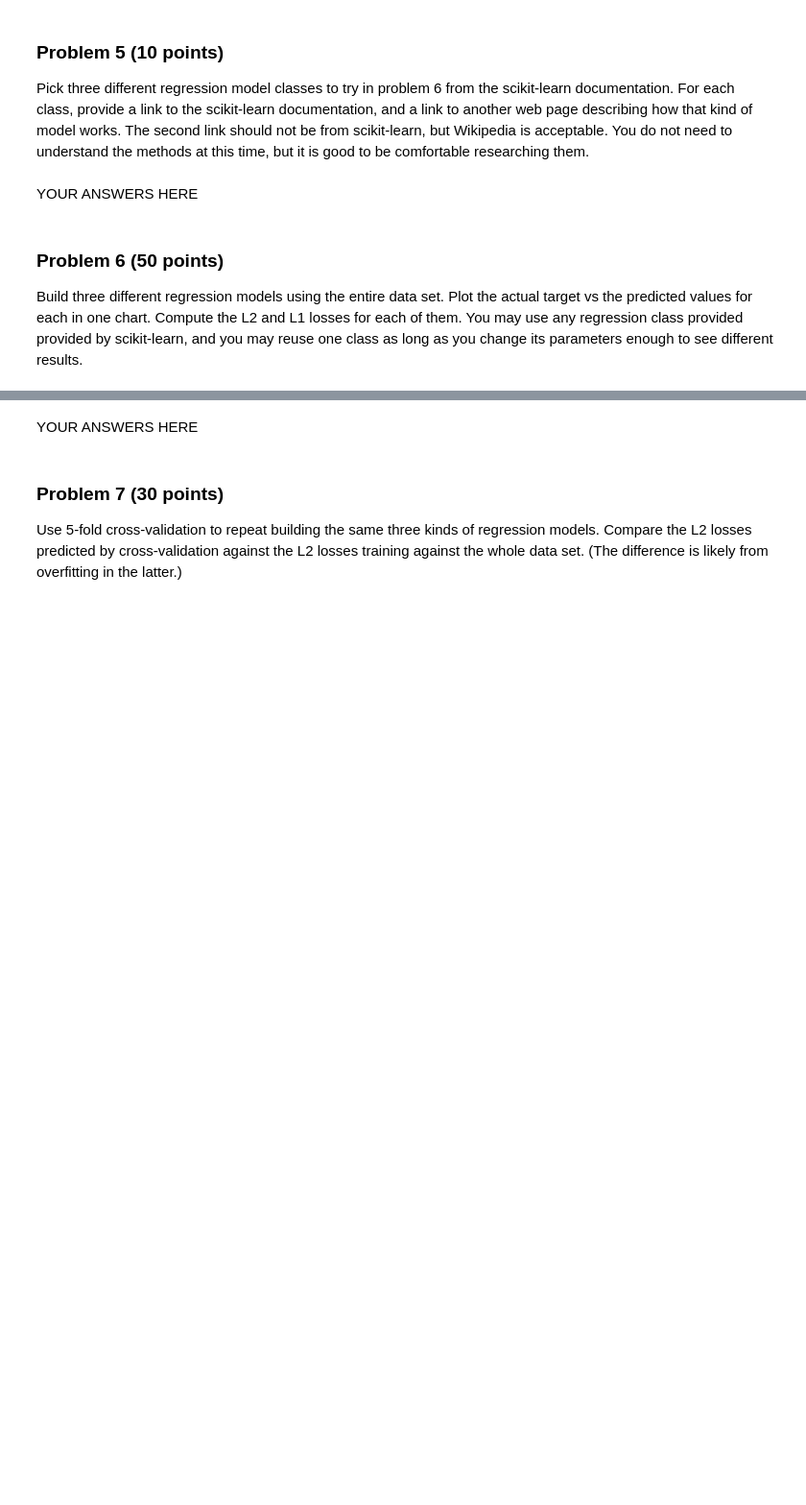
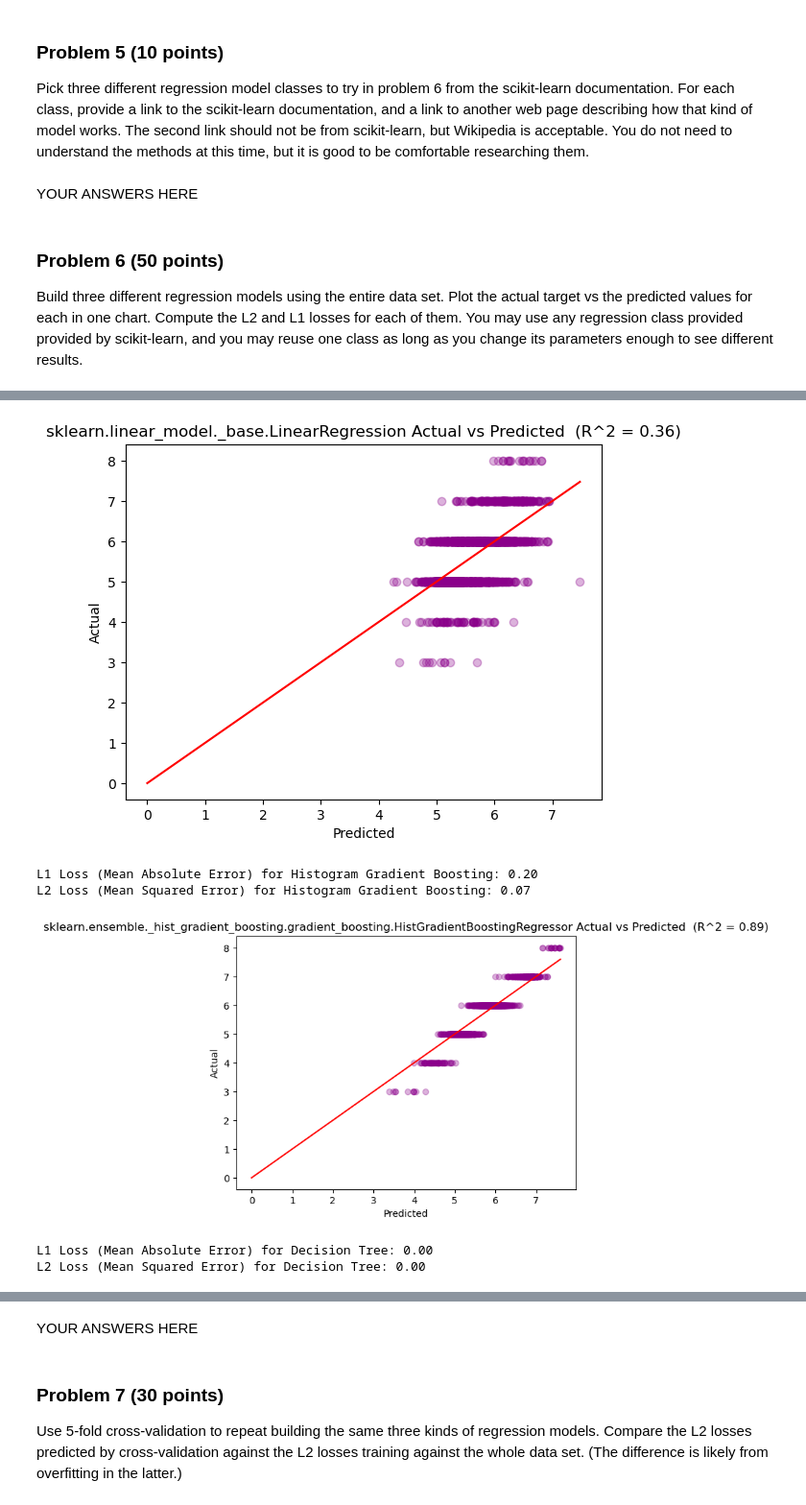
Before and after one commit to veniola/dx602-final-project, a Jupyter notebook: project.ipynb, the cells around one changed output, grey strips where cells are left out. Shown at 96% size. Drawn from its saved outputs; the diff is of its cells as text; code cells hidden in the pictures; blank space fills up the shorter version.

```diff
--- a/project.ipynb
+++ b/project.ipynb
@@ -277,0 +348,63 @@ You may use any regression class provided provided by scikit-learn, and you may
+# %%
+import sklearn.ensemble
+import sklearn.tree
+
+# Separate input and target features
+wine_quality_inputs = wine_quality.drop(columns=["target"])
+wine_quality_target = wine_quality["target"]
+
+# 1) Linear Regression model
+# Build linear regression model
+linear_model = sklearn.linear_model.LinearRegression()
+linear_model.fit(wine_quality_inputs, wine_quality_target)
+
+# Compute L1 and L2 loss
+l1_loss = sklearn.metrics.mean_absolute_error(wine_quality_target, linear_model.predict(wine_quality_inputs))
+print(f"L1 Loss (Mean Absolute Error) for Linear Regression: {l1_loss:.2f}")
+l2_loss = sklearn.metrics.mean_squared_error(wine_quality_target, linear_model.predict(wine_quality_inputs))
+print(f"L2 Loss (Mean Squared Error) for Linear Regression: {l2_loss:.2f}")
+
+# Show model details
+show_model_details(linear_model, wine_quality_inputs, wine_quality_target)
+
+# Plot model
+plot_model(linear_model, wine_quality_inputs, wine_quality_target)
+
+######################################################
+
+#2) Histogram Gradient Boosting Regression model
+# Build Gradient Boosting regression model
+hist_gradient_model = sklearn.ensemble.HistGradientBoostingRegressor()
+hist_gradient_model.fit(wine_quality_inputs, wine_quality_target)
+
+# Compute L1 and L2 loss
+l1_loss = sklearn.metrics.mean_absolute_error(wine_quality_target, hist_gradient_model.predict(wine_quality_inputs))
+print(f"L1 Loss (Mean Absolute Error) for Histogram Gradient Boosting: {l1_loss:.2f}")
+l2_loss = sklearn.metrics.mean_squared_error(wine_quality_target, hist_gradient_model.predict(wine_quality_inputs))
+print(f"L2 Loss (Mean Squared Error) for Histogram Gradient Boosting: {l2_loss:.2f}")
+
+# Show model details
+# show_model_details(hist_gradient_model, wine_quality_inputs, wine_quality_target)
+
+# Plot model
+plot_model(hist_gradient_model, wine_quality_inputs, wine_quality_target)
+
+######################################################
+
+# 3) Gradient Boosting Trees Regression model
+# Build Decision Tree regression model
+decision_tree_model = sklearn.tree.DecisionTreeRegressor()
+decision_tree_model.fit(wine_quality_inputs, wine_quality_target)
+
+# Compute L1 and L2 loss
+l1_loss = sklearn.metrics.mean_absolute_error(wine_quality_target, decision_tree_model.predict(wine_quality_inputs))
+print(f"L1 Loss (Mean Absolute Error) for Decision Tree: {l1_loss:.2f}")
+l2_loss = sklearn.metrics.mean_squared_error(wine_quality_target, decision_tree_model.predict(wine_quality_inputs))
+print(f"L2 Loss (Mean Squared Error) for Decision Tree: {l2_loss:.2f}")
+
+# Show model details
+# show_model_details(decision_tree_model, wine_quality_inputs, wine_quality_target)
+
+# Plot model
+plot_model(decision_tree_model, wine_quality_inputs, wine_quality_target)
+# %% [output]
@@ -277,0 +428,6 @@ You may use any regression class provided provided by scikit-learn, and you may
+[figure, added]
+L1 Loss (Mean Absolute Error) for Histogram Gradient Boosting: 0.20
+L2 Loss (Mean Squared Error) for Histogram Gradient Boosting: 0.07
+[figure, added]
+L1 Loss (Mean Absolute Error) for Decision Tree: 0.00
+L2 Loss (Mean Squared Error) for Decision Tree: 0.00
```
Also changed, not shown: parts of 13 cells of this notebook.
